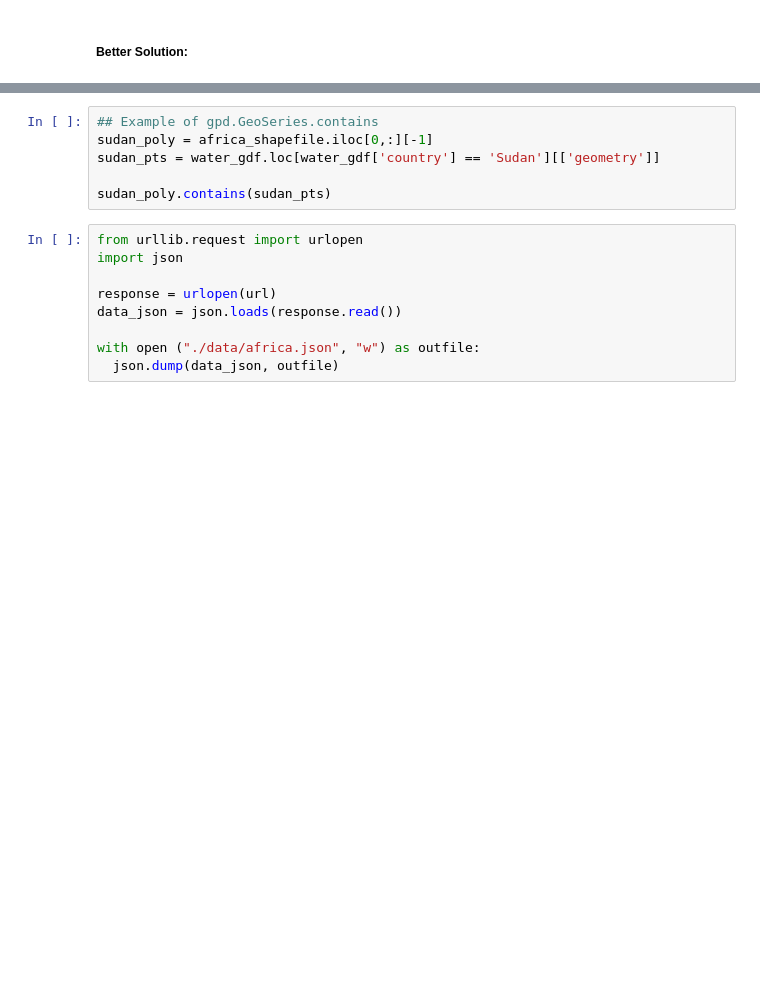
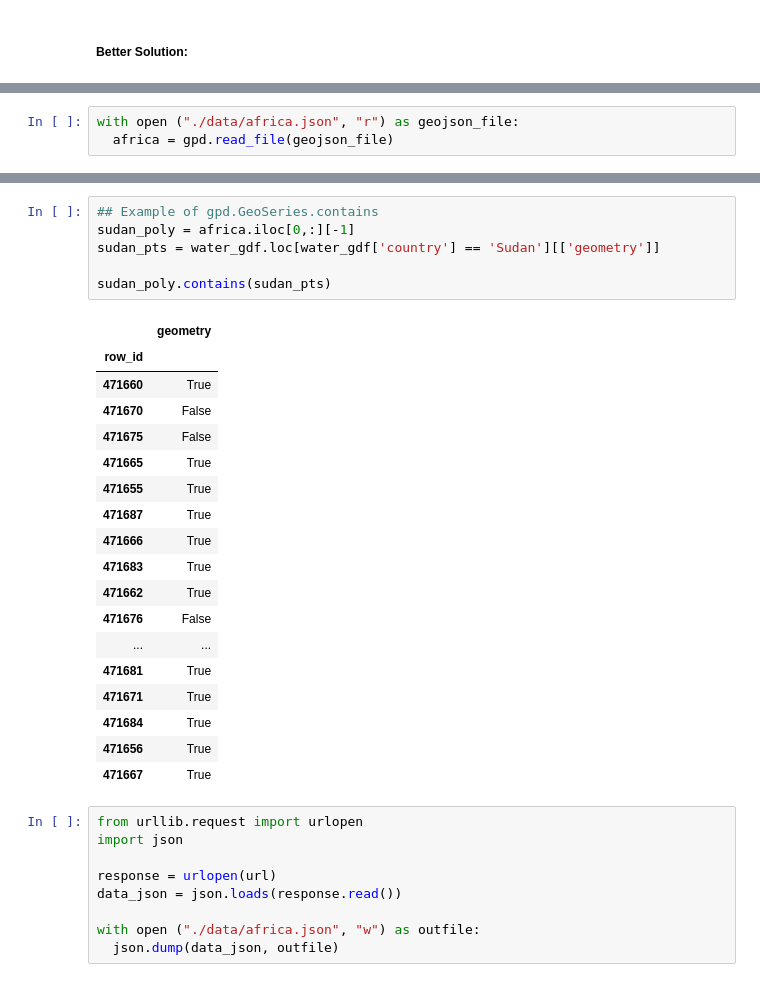
Before and after one commit to apsocarras/africa-water-access, a Jupyter notebook: final.ipynb, the cells around one changed output, grey strips where cells are left out. Cells and saved outputs as stored; diff of their text form; blank space fills up the shorter version.

```diff
--- a/final.ipynb
+++ b/final.ipynb
@@ -170,0 +184,3 @@ sns.lmplot(data=df, x='lon', y='lat', fit_reg=False, hue='country')
+# %%
+with open ("./data/africa.json", "r") as geojson_file:
+  africa = gpd.read_file(geojson_file)
@@ -171,9 +206,28 @@ sns.lmplot(data=df, x='lon', y='lat', fit_reg=False, hue='country')
 # %%
 ## Example of gpd.GeoSeries.contains
-sudan_poly = africa_shapefile.iloc[0,:][-1]
+sudan_poly = africa.iloc[0,:][-1]
 sudan_pts = water_gdf.loc[water_gdf['country'] == 'Sudan'][['geometry']]
 
 sudan_poly.contains(sudan_pts)
+# %% [output]
+|  | geometry |
+| row_id |  |
+| 471660 | True |
+| 471670 | False |
+| 471675 | False |
+| 471665 | True |
+| 471655 | True |
+| 471687 | True |
+| 471666 | True |
+| 471683 | True |
+| 471662 | True |
+| 471676 | False |
+| ... | ... |
+| 471681 | True |
+| 471671 | True |
+| 471684 | True |
+| 471656 | True |
+| 471667 | True |
 # %%
 from urllib.request import urlopen
 import json
```
Also changed, not shown: parts of 3 cells of this notebook.
